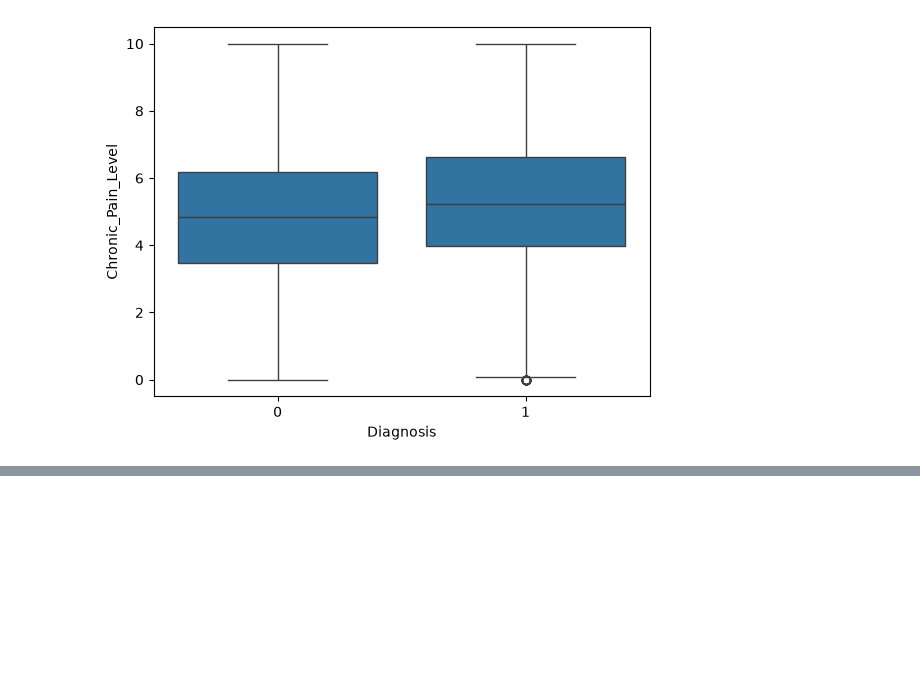
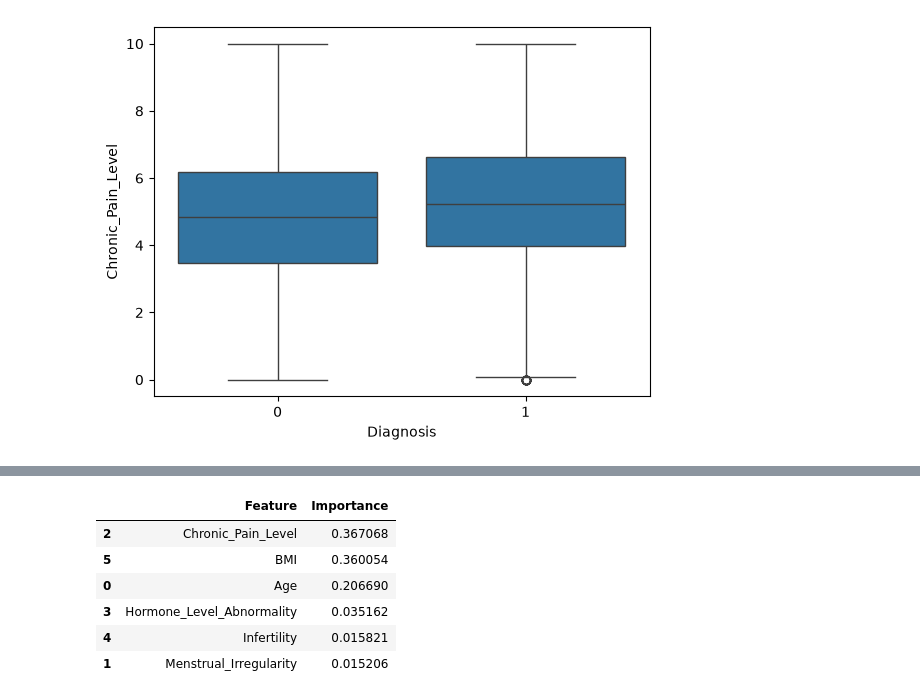
Before and after one commit to Sameeksha2597/endometriosis-ai, a Jupyter notebook: notebooks/01_data_inspection.ipynb, the cells around one changed output, grey strips where cells are left out. Drawn from its saved outputs; the diff is of its cells as text; code cells hidden in the pictures; blank space fills up the shorter version.

```diff
--- a/notebooks/01_data_inspection.ipynb
+++ b/notebooks/01_data_inspection.ipynb
@@ -155,0 +228,31 @@ plt.show()
+# %%
+from sklearn.ensemble import RandomForestClassifier
+from sklearn.metrics import (
+    accuracy_score,
+    roc_auc_score,
+    classification_report,
+    confusion_matrix
+)
+
+rf = RandomForestClassifier(
+    n_estimators=200,
+    random_state=42
+)
+
+rf.fit(X_train, y_train)
+
+rf_pred = rf.predict(X_test)
+
+rf_prob = rf.predict_proba(X_test)[:,1]
+
+print("Accuracy:")
+print(accuracy_score(y_test, rf_pred))
+
+print("\nROC AUC:")
+print(roc_auc_score(y_test, rf_prob))
+
+print("\nConfusion Matrix:")
+print(confusion_matrix(y_test, rf_pred))
+
+print("\nClassification Report:")
+print(classification_report(y_test, rf_pred))
@@ -155,0 +279,18 @@ plt.show()
+# %%
+feature_importance = pd.DataFrame({
+    "Feature": X.columns,
+    "Importance": rf.feature_importances_
+})
+
+feature_importance.sort_values(
+    by="Importance",
+    ascending=False
+)
+# %% [output]
+|  | Feature | Importance |
+| 2 | Chronic_Pain_Level | 0.367068 |
+| 5 | BMI | 0.360054 |
+| 0 | Age | 0.206690 |
+| 3 | Hormone_Level_Abnormality | 0.035162 |
+| 4 | Infertility | 0.015821 |
+| 1 | Menstrual_Irregularity | 0.015206 |
```
Also changed, not shown: parts of 9 cells of this notebook, 9 other files.
